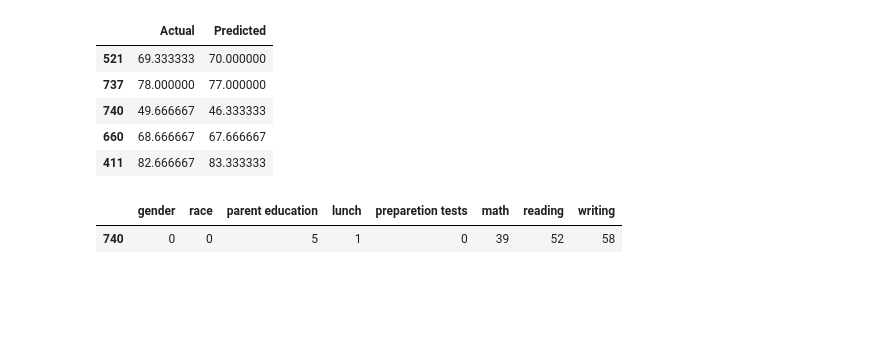
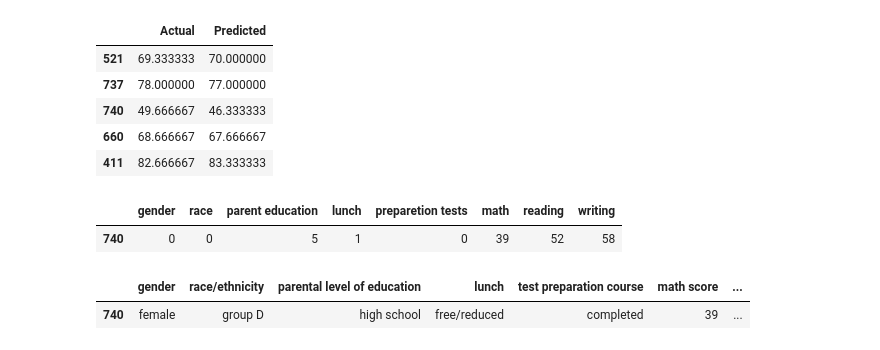
Before and after one commit to jlang62/machine-learning-exercises, a Jupyter notebook: StudentScores.ipynb, the cells around one changed output. Saved outputs shown, nothing was run; the diff lists cells and outputs as text; code cells hidden in the pictures; blank space fills up the shorter version.

Commit message:
student score prediction

```diff
--- a/StudentScores.ipynb
+++ b/StudentScores.ipynb
@@ -157,3 +157,9 @@ val_X.loc[[740]]
 # %% [output]
 |  | gender | race | parent education | lunch | preparetion tests | math | reading | writing |
 | 740 | 0 | 0 | 5 | 1 | 0 | 39 | 52 | 58 |
+# %%
+# get the actual value for the first row of the validation data
+student_scores.loc[[740]]
+# %% [output]
+|  | gender | race/ethnicity | parental level of education | lunch | test preparation course | math score | ... |
+| 740 | female | group D | high school | free/reduced | completed | 39 | ... |
```
